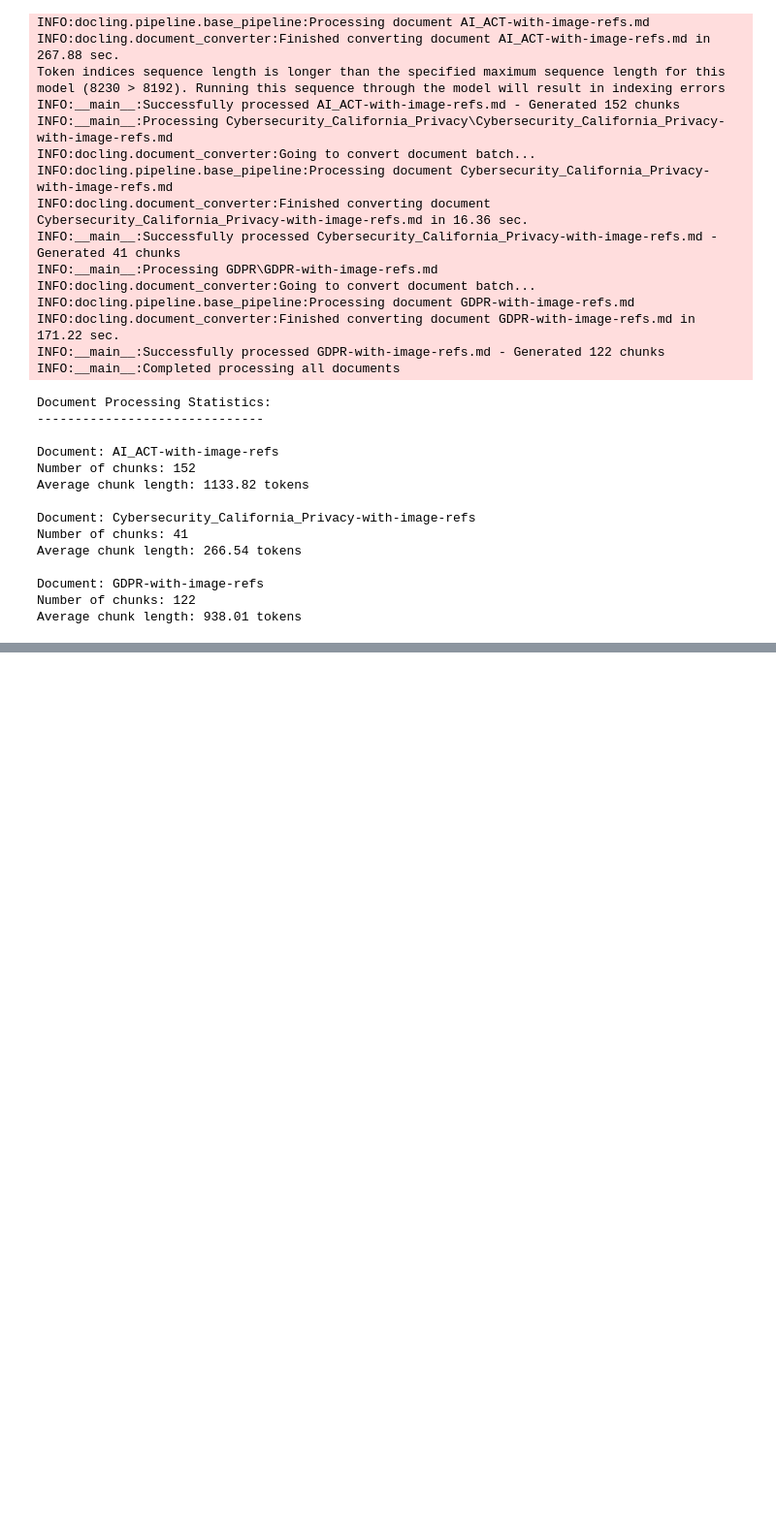
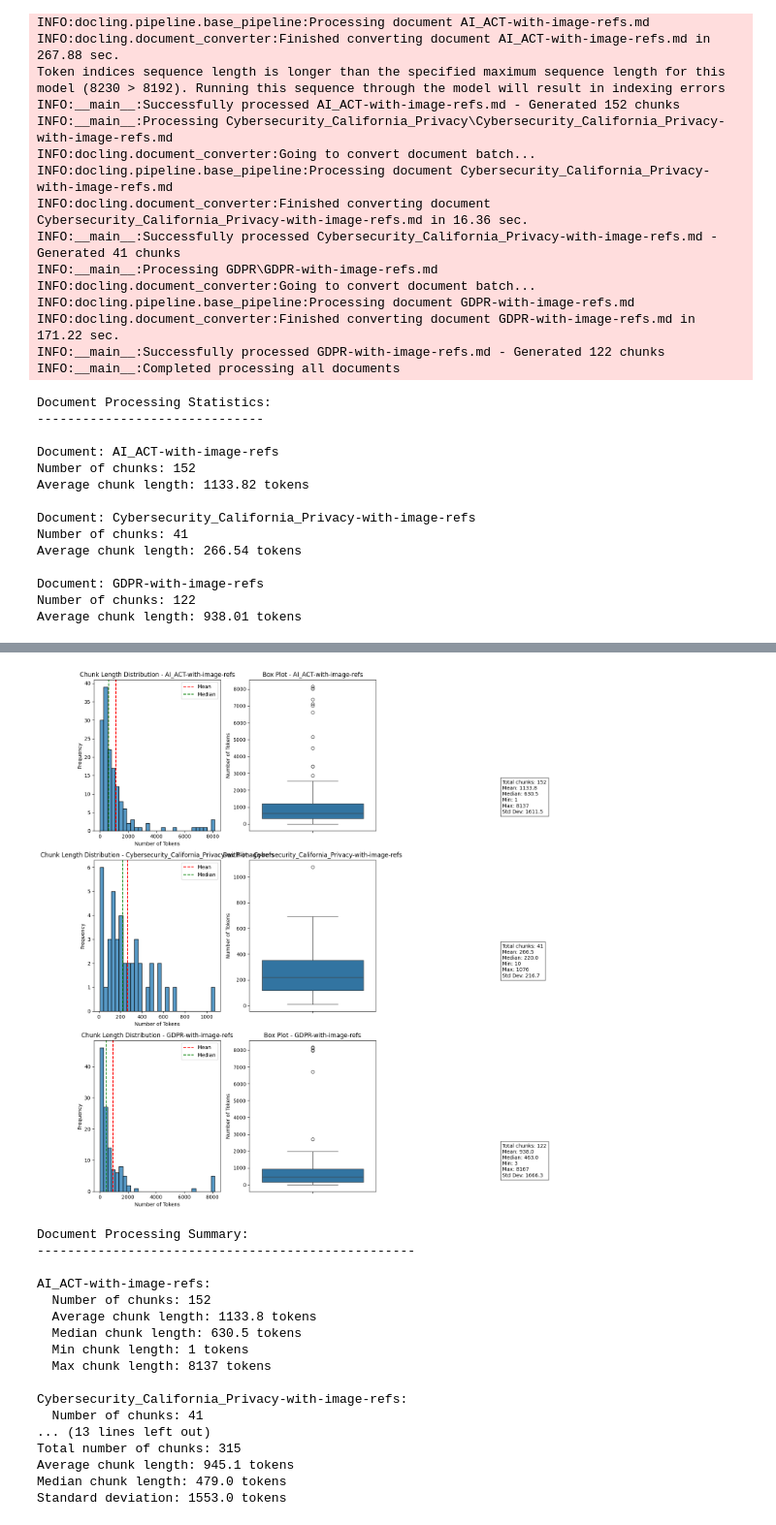
Before and after one commit to shresht8/RAG-case-study, a Jupyter notebook: data-preprocess.ipynb, the cells around one changed output, grey strips where cells are left out. Shown: that part at 97% size. Saved outputs shown, nothing was run; the diff lists cells and outputs as text; code cells hidden in the pictures; blank space fills up the shorter version.

```diff
--- a/data-preprocess.ipynb
+++ b/data-preprocess.ipynb
@@ -297,0 +375,25 @@ Standard deviation: 1666.86 tokens
+# %%
+# Generate visualizations and get statistics
+chunk_lengths, statistics = analyze_chunk_distribution(
+    document_chunks=document_chunks,
+    tokenizer=doc_chunker.tokenizer
+)
+# %% [output]
+[figure, added]
+Document Processing Summary:
+--------------------------------------------------
+
+AI_ACT-with-image-refs:
+  Number of chunks: 152
+  Average chunk length: 1133.8 tokens
+  Median chunk length: 630.5 tokens
+  Min chunk length: 1 tokens
+  Max chunk length: 8137 tokens
+
+Cybersecurity_California_Privacy-with-image-refs:
+  Number of chunks: 41
+... (13 lines left out)
+Total number of chunks: 315
+Average chunk length: 945.1 tokens
+Median chunk length: 479.0 tokens
+Standard deviation: 1553.0 tokens
```
Also changed, not shown: parts of 3 cells of this notebook, 2 other files.
